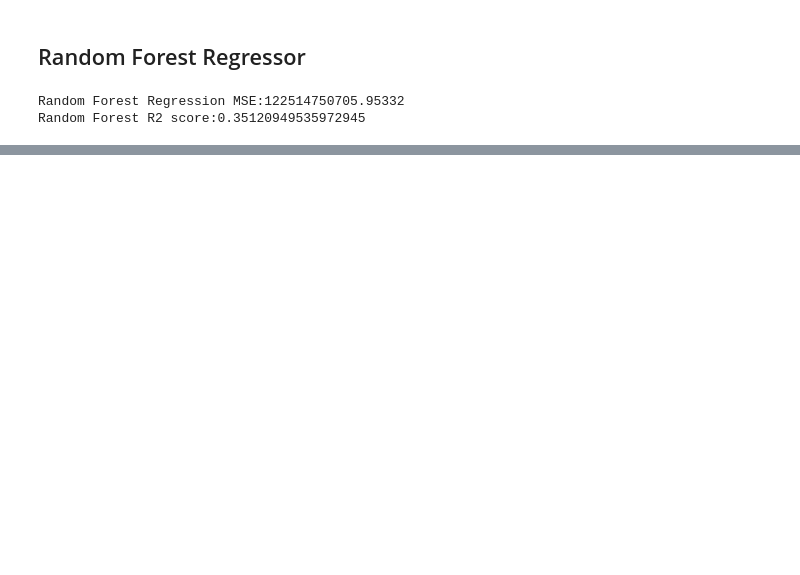
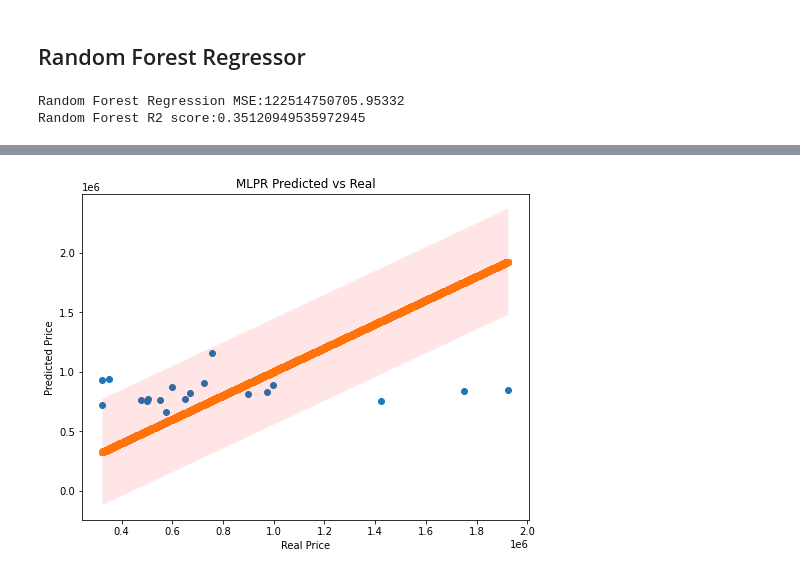
Before and after one commit to itayisraelov/RealEstateMLProject, a Jupyter notebook: Notebooks/02_Modeling.ipynb, the cells around one changed output, grey strips where cells are left out. Cells and saved outputs as stored; diff of their text form; code cells hidden in the pictures; blank space fills up the shorter version.

```diff
--- a/Notebooks/02_Modeling.ipynb
+++ b/Notebooks/02_Modeling.ipynb
@@ -244,0 +250,10 @@ plot_vs_map(test_x, test_predicted_y, test_y, path_to_map="../Images/nyc_map1.pn
+# %%
+# MLP constants
+HIDDEN_LAYER_SIZES = (128, 256, 512,)
+ACTIVATION_FUNCTION = "relu"
+MAX_ITERATIONS = 500
+# %%
+# random_forest_regression = RandomForestRegressor(n_estimators=N_ESTIMATORS, criterion="mse", max_depth=, n_jobs=N_ESTIMATORS, random_state=RANDOM_SEED)
+mlp_regression = MLPRegressor(hidden_layer_sizes=HIDDEN_LAYER_SIZES, activation=ACTIVATION_FUNCTION, max_iter=MAX_ITERATIONS, random_state=RANDOM_SEED)
+mlp_regression.fit(train_x, train_y)
+test_predicted_y = mlp_regression.predict(test_x)
@@ -244,0 +266,4 @@ plot_vs_map(test_x, test_predicted_y, test_y, path_to_map="../Images/nyc_map1.pn
+# %%
+plot_predicted_vs_real(test_predicted_y, test_y, title="MLPR Predicted vs Real")
+# %% [output]
+[figure, added]
```
Also changed, not shown: parts of 13 cells of this notebook.
